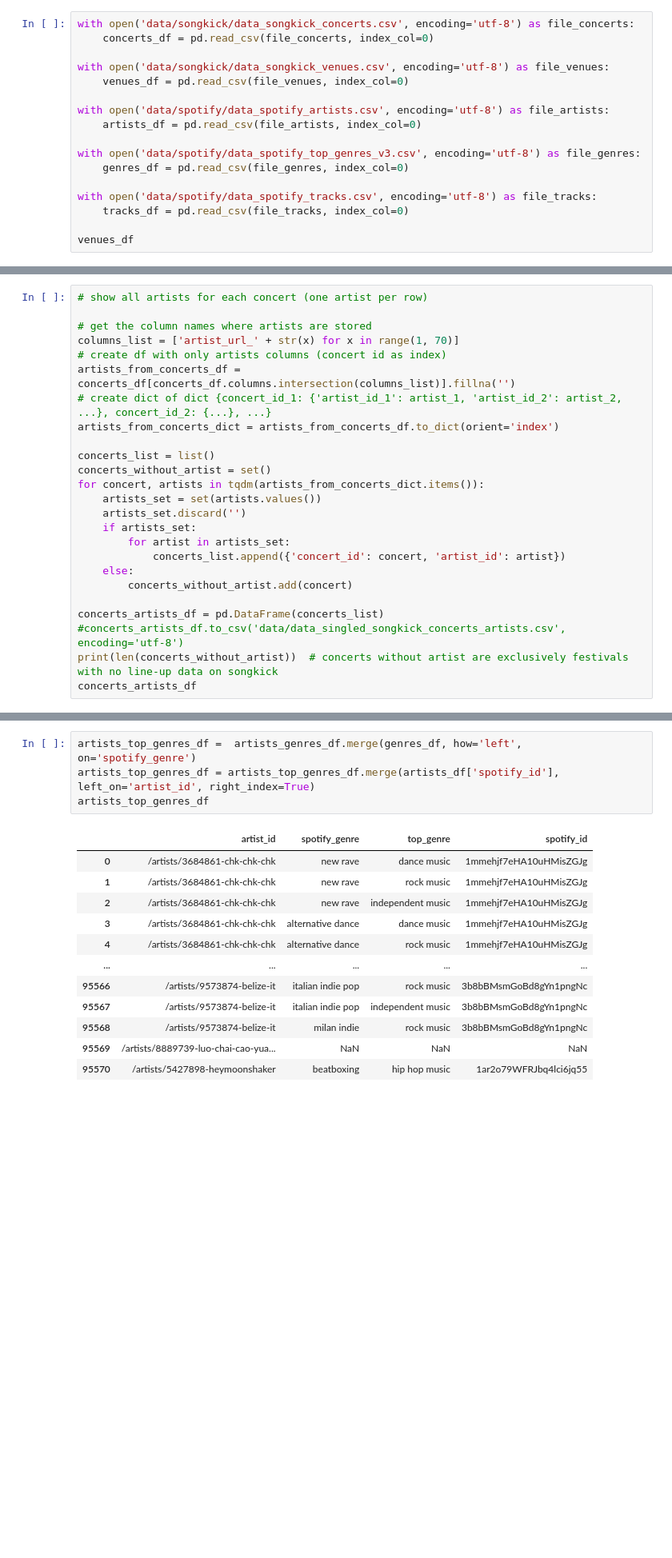
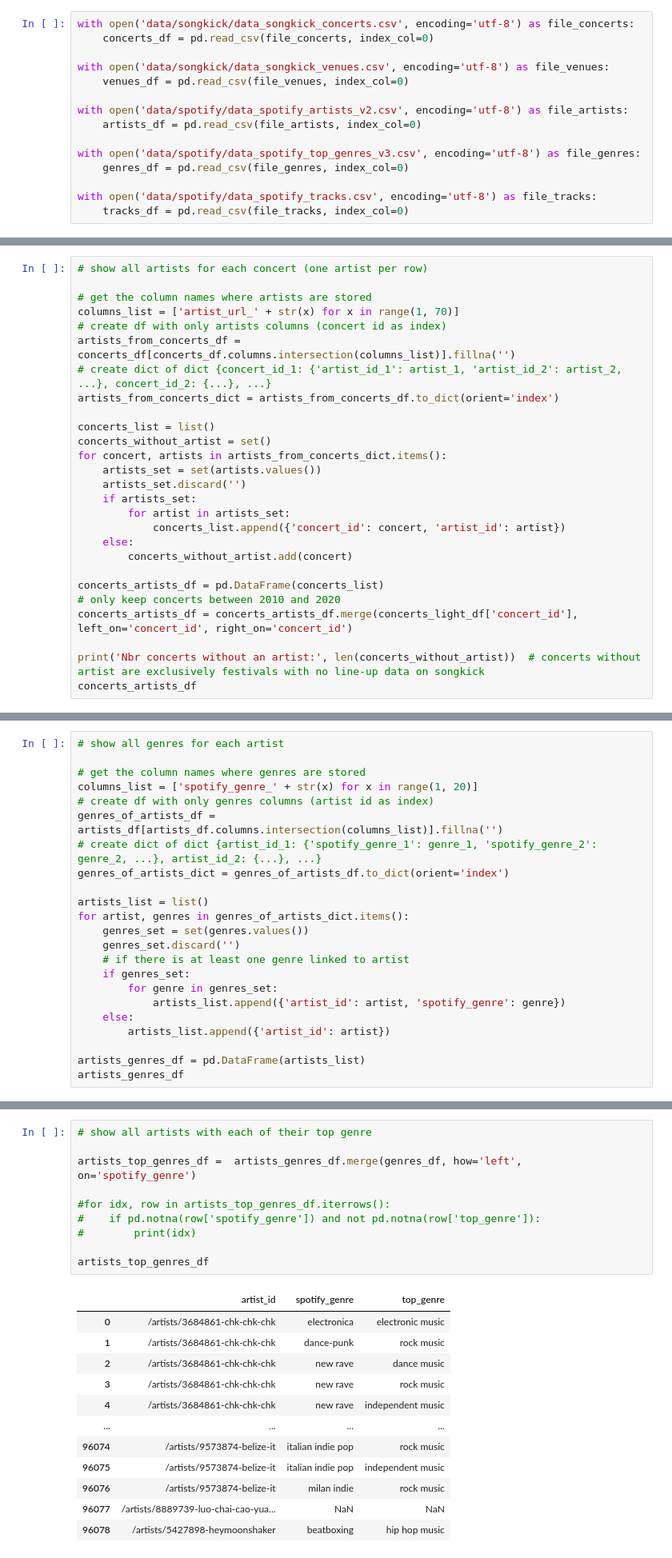
Before and after one commit to cyrillegc/thesis-redux, a Jupyter notebook: data_cleaning.ipynb, the cells around one changed output, grey strips where cells are left out. Shown at 80% size. Drawn from its saved outputs; the diff is of its cells as text; blank space fills up the shorter version.

```diff
--- a/data_cleaning.ipynb
+++ b/data_cleaning.ipynb
@@ -11,7 +12,7 @@ with open('data/songkick/data_songkick_concerts.csv', encoding='utf-8') as file_
 with open('data/songkick/data_songkick_venues.csv', encoding='utf-8') as file_venues:
     venues_df = pd.read_csv(file_venues, index_col=0)
 
-with open('data/spotify/data_spotify_artists.csv', encoding='utf-8') as file_artists:
+with open('data/spotify/data_spotify_artists_v2.csv', encoding='utf-8') as file_artists:
     artists_df = pd.read_csv(file_artists, index_col=0)
 
 with open('data/spotify/data_spotify_top_genres_v3.csv', encoding='utf-8') as file_genres:
@@ -19,5 +20,3 @@ with open('data/spotify/data_spotify_top_genres_v3.csv', encoding='utf-8') as fi
 
 with open('data/spotify/data_spotify_tracks.csv', encoding='utf-8') as file_tracks:
     tracks_df = pd.read_csv(file_tracks, index_col=0)
-
-venues_df
@@ -246,7 +303,7 @@ artists_from_concerts_dict = artists_from_concerts_df.to_dict(orient='index')
 
 concerts_list = list()
 concerts_without_artist = set()
-for concert, artists in tqdm(artists_from_concerts_dict.items()):
+for concert, artists in artists_from_concerts_dict.items():
     artists_set = set(artists.values())
     artists_set.discard('')
     if artists_set:
@@ -256,7 +313,9 @@ for concert, artists in tqdm(artists_from_concerts_dict.items()):
         concerts_without_artist.add(concert)
 
 concerts_artists_df = pd.DataFrame(concerts_list)
-#concerts_artists_df.to_csv('data/data_singled_songkick_concerts_artists.csv', encoding='utf-8')
-print(len(concerts_without_artist))  # concerts without artist are exclusively festivals with no line-up data on songkick
+# only keep concerts between 2010 and 2020
+concerts_artists_df = concerts_artists_df.merge(concerts_light_df['concert_id'], left_on='concert_id', right_on='concert_id')
+
+print('Nbr concerts without an artist:', len(concerts_without_artist))  # concerts without artist are exclusively festivals with no line-up data on songkick
 concerts_artists_df
 # %% [output]
@@ -276,0 +362,23 @@ concerts_artists_df
+# %%
+# show all genres for each artist
+
+# get the column names where genres are stored
+columns_list = ['spotify_genre_' + str(x) for x in range(1, 20)]
+# create df with only genres columns (artist id as index)
+genres_of_artists_df = artists_df[artists_df.columns.intersection(columns_list)].fillna('')
+# create dict of dict {artist_id_1: {'spotify_genre_1': genre_1, 'spotify_genre_2': genre_2, ...}, artist_id_2: {...}, ...}
+genres_of_artists_dict = genres_of_artists_df.to_dict(orient='index')
+
+artists_list = list()
+for artist, genres in genres_of_artists_dict.items():
+    genres_set = set(genres.values())
+    genres_set.discard('')
+    # if there is at least one genre linked to artist
+    if genres_set:
+        for genre in genres_set:
+            artists_list.append({'artist_id': artist, 'spotify_genre': genre})
+    else:
+        artists_list.append({'artist_id': artist})
+
+artists_genres_df = pd.DataFrame(artists_list)
+artists_genres_df
@@ -277,17 +399,23 @@ concerts_artists_df
 # %%
+# show all artists with each of their top genre
+
 artists_top_genres_df =  artists_genres_df.merge(genres_df, how='left', on='spotify_genre')
-artists_top_genres_df = artists_top_genres_df.merge(artists_df['spotify_id'], left_on='artist_id', right_index=True)
+
+#for idx, row in artists_top_genres_df.iterrows():
+#    if pd.notna(row['spotify_genre']) and not pd.notna(row['top_genre']):
+#        print(idx)
+
 artists_top_genres_df
 # %% [output]
-|  | artist_id | spotify_genre | top_genre | spotify_id |
-| 0 | /artists/3684861-chk-chk-chk | new rave | dance music | 1mmehjf7eHA10uHMisZGJg |
-| 1 | /artists/3684861-chk-chk-chk | new rave | rock music | 1mmehjf7eHA10uHMisZGJg |
-| 2 | /artists/3684861-chk-chk-chk | new rave | independent music | 1mmehjf7eHA10uHMisZGJg |
-| 3 | /artists/3684861-chk-chk-chk | alternative dance | dance music | 1mmehjf7eHA10uHMisZGJg |
-| 4 | /artists/3684861-chk-chk-chk | alternative dance | rock music | 1mmehjf7eHA10uHMisZGJg |
-| ... | ... | ... | ... | ... |
-| 95566 | /artists/9573874-belize-it | italian indie pop | rock music | 3b8bBMsmGoBd8gYn1pngNc |
-| 95567 | /artists/9573874-belize-it | italian indie pop | independent music | 3b8bBMsmGoBd8gYn1pngNc |
-| 95568 | /artists/9573874-belize-it | milan indie | rock music | 3b8bBMsmGoBd8gYn1pngNc |
-| 95569 | /artists/8889739-luo-chai-cao-yua... | NaN | NaN | NaN |
-| 95570 | /artists/5427898-heymoonshaker | beatboxing | hip hop music | 1ar2o79WFRJbq4lci6jq55 |
+|  | artist_id | spotify_genre | top_genre |
+| 0 | /artists/3684861-chk-chk-chk | electronica | electronic music |
+| 1 | /artists/3684861-chk-chk-chk | dance-punk | rock music |
+| 2 | /artists/3684861-chk-chk-chk | new rave | dance music |
+| 3 | /artists/3684861-chk-chk-chk | new rave | rock music |
+| 4 | /artists/3684861-chk-chk-chk | new rave | independent music |
+| ... | ... | ... | ... |
+| 96074 | /artists/9573874-belize-it | italian indie pop | rock music |
+| 96075 | /artists/9573874-belize-it | italian indie pop | independent music |
+| 96076 | /artists/9573874-belize-it | milan indie | rock music |
+| 96077 | /artists/8889739-luo-chai-cao-yua... | NaN | NaN |
+| 96078 | /artists/5427898-heymoonshaker | beatboxing | hip hop music |
```
Also changed, not shown: parts of 42 cells of this notebook, 11 other files.
